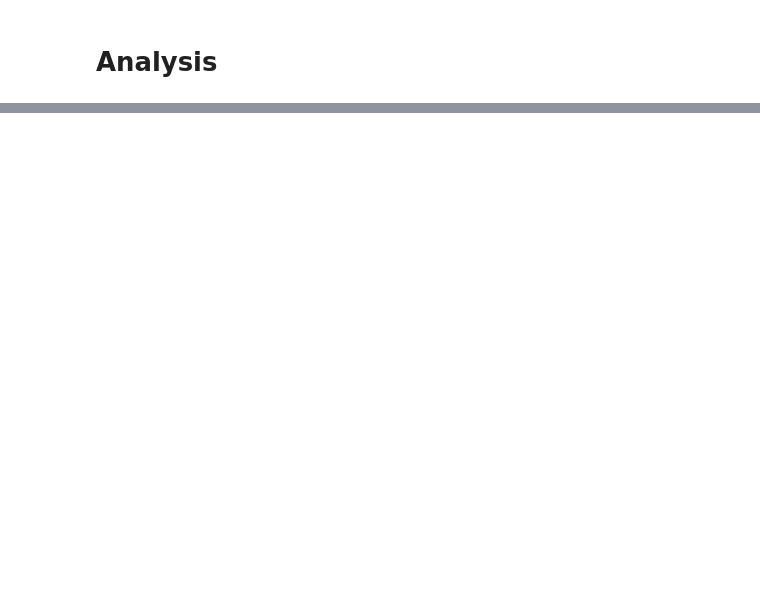
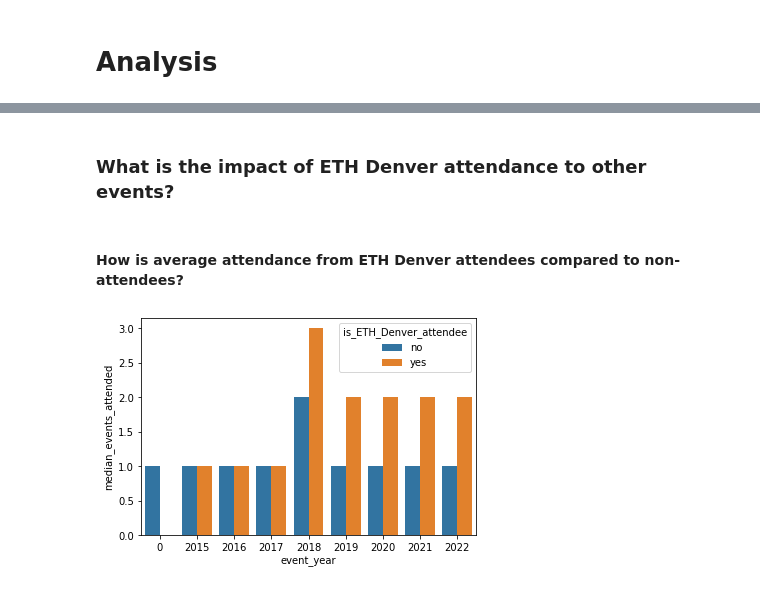
Before and after one commit to fmeiraf/poap_analysis, a Jupyter notebook: analysis/eth_denver_analysis.ipynb, the cells around one changed output, grey strips where cells are left out. Saved outputs shown, nothing was run; the diff lists cells and outputs as text; code cells hidden in the pictures; blank space fills up the shorter version.

```diff
--- a/analysis/eth_denver_analysis.ipynb
+++ b/analysis/eth_denver_analysis.ipynb
@@ -47,0 +92,8 @@ Things to check:
+# %%
+# count of users with X amount of years
+lominters = mints.groupby(['owner_id']).agg(n_years_minted=('event_year', 'nunique'),
+                                            year_started=('event_year', 'min')).reset_index()
+lominters_group = lominters.groupby(['year_started','n_years_minted']).agg(unique_user_count=('owner_id', 'nunique'))
+lominters_group['%'] = (lominters_group['unique_user_count'] / lominters_group.groupby(level=0).transform('sum')['unique_user_count']) * 100
+
+lominters_group
@@ -47,0 +121,30 @@ Things to check:
+# %% [markdown]
+### **What is the impact of ETH Denver attendance to other events?**
+# %%
+lominters = lominters.rename(columns={'n_years_minted': 'EthDenver_n_years_minted',
+                                     'year_started': 'EthDenver_first_year'})
+
+poap = poap.merge(lominters, on='owner_id', how='left')
+
+difevs = poap.loc[(~poap.event_name.str.contains('ethdenver', case=False)) &
+                 (poap['EthDenver_n_years_minted'].notnull())].copy()
+
+# Normalizing ETH Denver POAPs once that it seems multiple POAP were emitted during each unique events
+ethdenver_normalizer = mints.loc[:, ['event_id', 'event_name', 'event_year']].drop_duplicates('event_id')
+ethdenver_normalizer['event_name_normalized'] = ethdenver_normalizer['event_year'].apply(lambda y: f"ETHDenver_{y}")
+
+poap = poap.merge(ethdenver_normalizer.loc[:, ['event_id','event_name_normalized']], on='event_id', how='left')
+poap.loc[poap.event_name_normalized.isnull(), 'event_name_normalized'] = poap.event_name
+# %% [markdown]
+#### How is average attendance from ETH Denver attendees compared to non-attendees?
+# %%
+poap['is_ETH_Denver_attendee'] = 'no'
+poap.loc[poap['EthDenver_n_years_minted'].notnull(), 'is_ETH_Denver_attendee'] = 'yes'
+
+denvcomp = poap.groupby(['owner_id','is_ETH_Denver_attendee','event_year']).agg(n_events_attended=('event_name_normalized', 'nunique')).reset_index()
+denvcomp_group = denvcomp.groupby(['is_ETH_Denver_attendee', 'event_year']).agg(median_events_attended=('n_events_attended','median')).reset_index()
+
+sns.barplot(data=denvcomp_group, x='event_year', y='median_events_attended', hue='is_ETH_Denver_attendee')
+plt.show()
+# %% [output]
+[figure, added]
```
Also changed, not shown: parts of 21 cells of this notebook.
